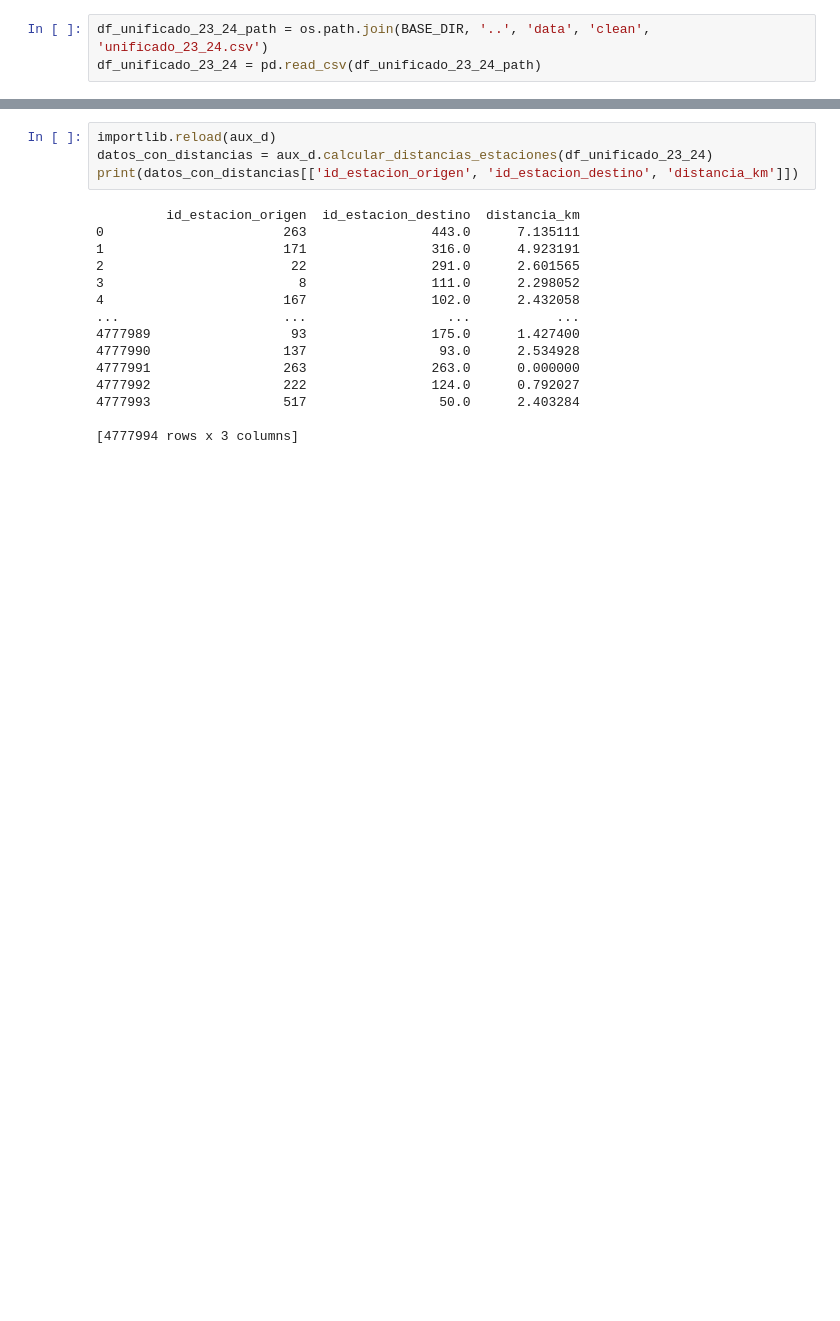
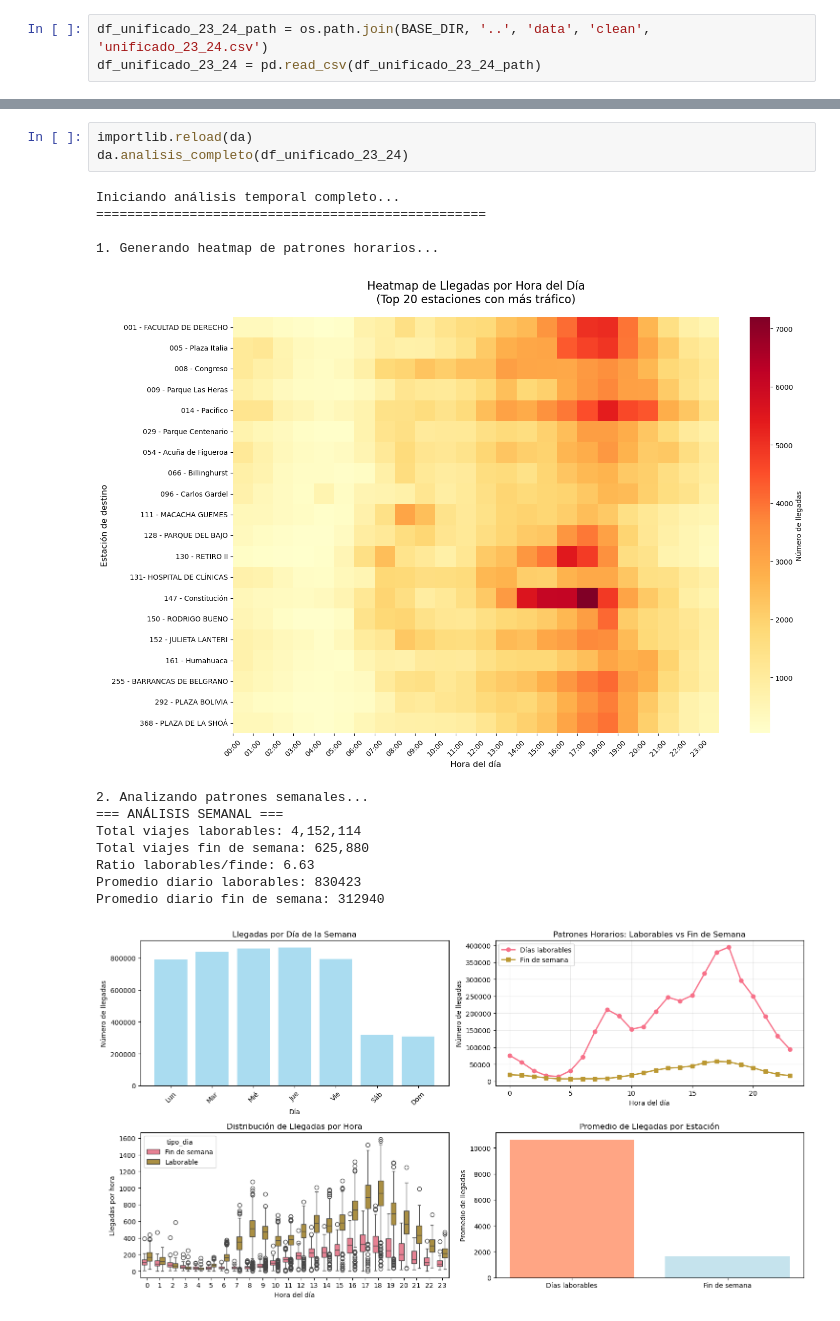
Before and after one commit to castaisa/BA_BICIS_MyC, a Jupyter notebook: src_data/Data_stats.ipynb, the cells around one changed output, grey strips where cells are left out. Drawn from its saved outputs; the diff is of its cells as text; blank space fills up the shorter version.

```diff
--- a/src_data/Data_stats.ipynb
+++ b/src_data/Data_stats.ipynb
@@ -92,19 +74,17 @@ Mostrando etiquetas de las 20 estaciones más activas
-# %%
-importlib.reload(aux_d)
-datos_con_distancias = aux_d.calcular_distancias_estaciones(df_unificado_23_24)
-print(datos_con_distancias[['id_estacion_origen', 'id_estacion_destino', 'distancia_km']])
-# %% [output]
-         id_estacion_origen  id_estacion_destino  distancia_km
-0                       263                443.0      7.135111
-1                       171                316.0      4.923191
-2                        22                291.0      2.601565
-3                         8                111.0      2.298052
-4                       167                102.0      2.432058
-...                     ...                  ...           ...
-4777989                  93                175.0      1.427400
-4777990                 137                 93.0      2.534928
-4777991                 263                263.0      0.000000
-4777992                 222                124.0      0.792027
-4777993                 517                 50.0      2.403284
-
-[4777994 rows x 3 columns]
+# %%
+importlib.reload(da)
+da.analisis_completo(df_unificado_23_24)
+# %% [output]
+Iniciando análisis temporal completo...
+==================================================
+
+1. Generando heatmap de patrones horarios...
+[figure, added]
+2. Analizando patrones semanales...
+=== ANÁLISIS SEMANAL ===
+Total viajes laborables: 4,152,114
+Total viajes fin de semana: 625,880
+Ratio laborables/finde: 6.63
+Promedio diario laborables: 830423
+Promedio diario fin de semana: 312940
+[figure, added]
```
Also changed, not shown: parts of 4 cells of this notebook, 7 other files.
